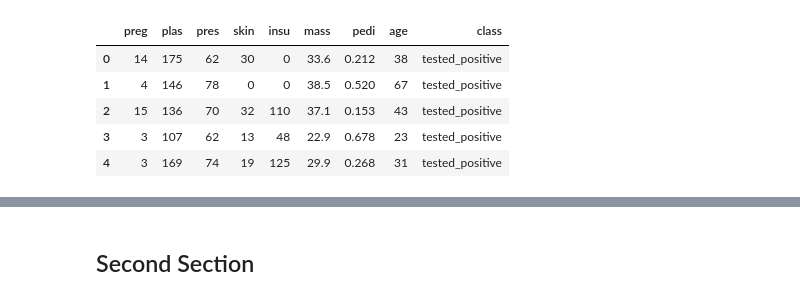
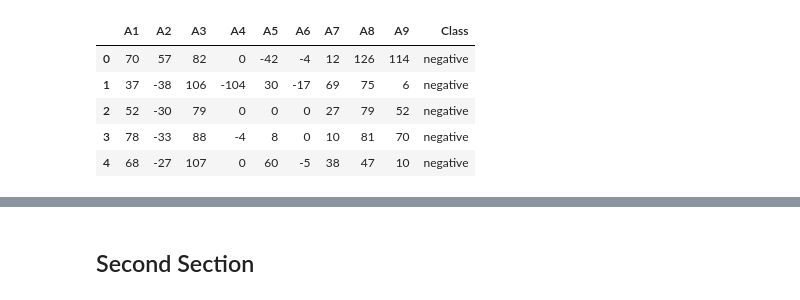
Before and after one commit to mohammad2682/FVS-SVM-RKHS, a Jupyter notebook: SVM_RKHS.ipynb, the cells around one changed output, grey strips where cells are left out. Saved outputs shown, nothing was run; the diff lists cells and outputs as text; code cells hidden in the pictures.

```diff
--- a/SVM_RKHS.ipynb
+++ b/SVM_RKHS.ipynb
@@ -90,13 +88,13 @@ def give_landa(df, minor_cls, major_cls):
     landa.append(landa_i)
   return landa
 # %%
-df = pd.read_csv("FVS-SVM-RKHS/datasets/pima.csv")
+df = pd.read_csv("FVS-SVM-RKHS/datasets/shuttle-6_vs_2-3.csv")
 df.head()
 # %% [output]
-|  | preg | plas | pres | skin | insu | mass | pedi | age | class |
-| 0 | 14 | 175 | 62 | 30 | 0 | 33.6 | 0.212 | 38 | tested_positive |
-| 1 | 4 | 146 | 78 | 0 | 0 | 38.5 | 0.520 | 67 | tested_positive |
-| 2 | 15 | 136 | 70 | 32 | 110 | 37.1 | 0.153 | 43 | tested_positive |
-| 3 | 3 | 107 | 62 | 13 | 48 | 22.9 | 0.678 | 23 | tested_positive |
-| 4 | 3 | 169 | 74 | 19 | 125 | 29.9 | 0.268 | 31 | tested_positive |
+|  | A1 | A2 | A3 | A4 | A5 | A6 | A7 | A8 | A9 | Class |
+| 0 | 70 | 57 | 82 | 0 | -42 | -4 | 12 | 126 | 114 | negative |
+| 1 | 37 | -38 | 106 | -104 | 30 | -17 | 69 | 75 | 6 | negative |
+| 2 | 52 | -30 | 79 | 0 | 0 | 0 | 27 | 79 | 52 | negative |
+| 3 | 78 | -33 | 88 | -4 | 8 | 0 | 10 | 81 | 70 | negative |
+| 4 | 68 | -27 | 107 | 0 | 60 | -5 | 38 | 47 | 10 | negative |
 # %%
```
Also changed, not shown: parts of 20 cells of this notebook.
